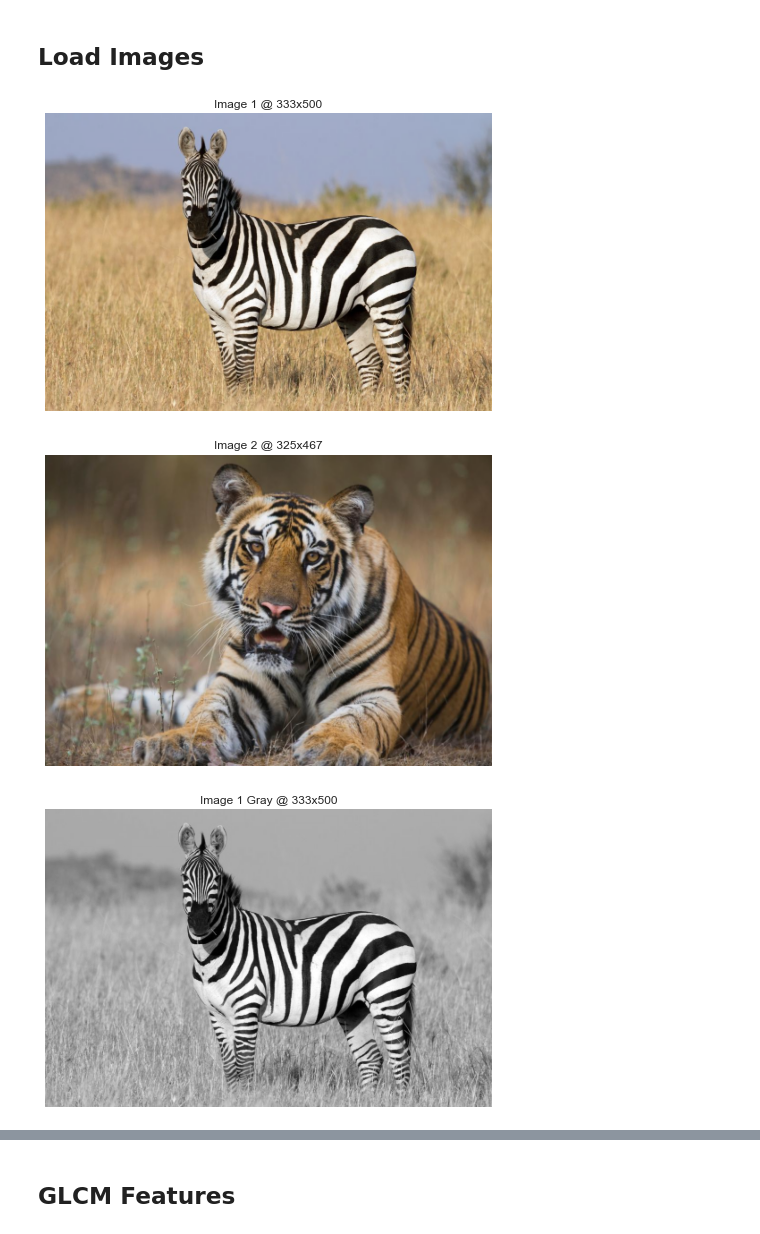
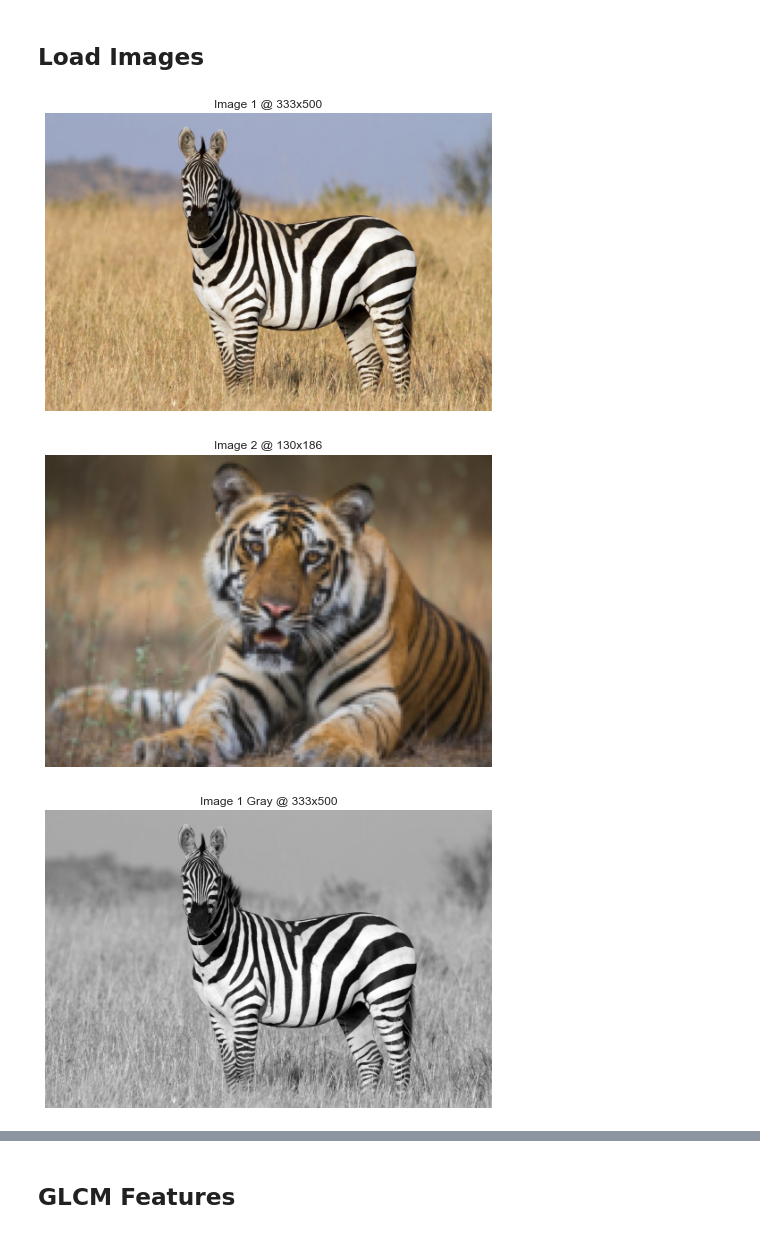
Before and after one commit to Gholamrezadar/CV_HW4, a Jupyter notebook: Question_1.ipynb, the cells around one changed output, grey strips where cells are left out. Drawn from its saved outputs; the diff is of its cells as text; code cells hidden in the pictures.

```diff
--- a/Question_1.ipynb
+++ b/Question_1.ipynb
@@ -79,15 +79,15 @@ def downsample(img, factor=2):
 # %%
 img1 = (downsample(rgb(cv2.imread('data\img1.jpg')), factor=2)*255).astype(np.uint8)
 img1_gray = gray(img1)
-img2 = (downsample(rgb(cv2.imread('data\img2.jpg')), factor=2)*255).astype(np.uint8)
+img2 = (downsample(rgb(cv2.imread('data\img2.jpg')), factor=5)*255).astype(np.uint8)
 img2_gray = gray(img2)
 
 disp(img1, f'Image 1 @ {img1.shape[0]}x{img1.shape[1]}')
 disp(img2, f'Image 2 @ {img2.shape[0]}x{img2.shape[1]}')
 
 disp(img1_gray, f'Image 1 Gray @ {img1_gray.shape[0]}x{img1_gray.shape[1]}')
 disp(img2_gray, f'Image 2 Gray @ {img2_gray.shape[0]}x{img2_gray.shape[1]}')
 # %% [output]
 [figure]
-[figure, old version]
+[figure, new version]
 [figure]
```
Also changed, not shown: parts of 13 cells of this notebook.
